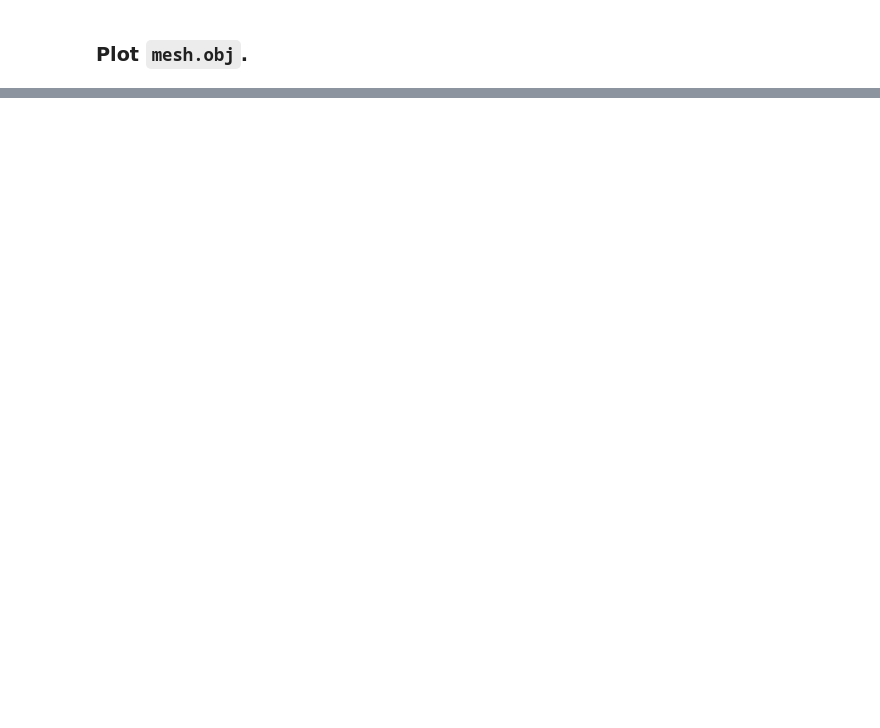
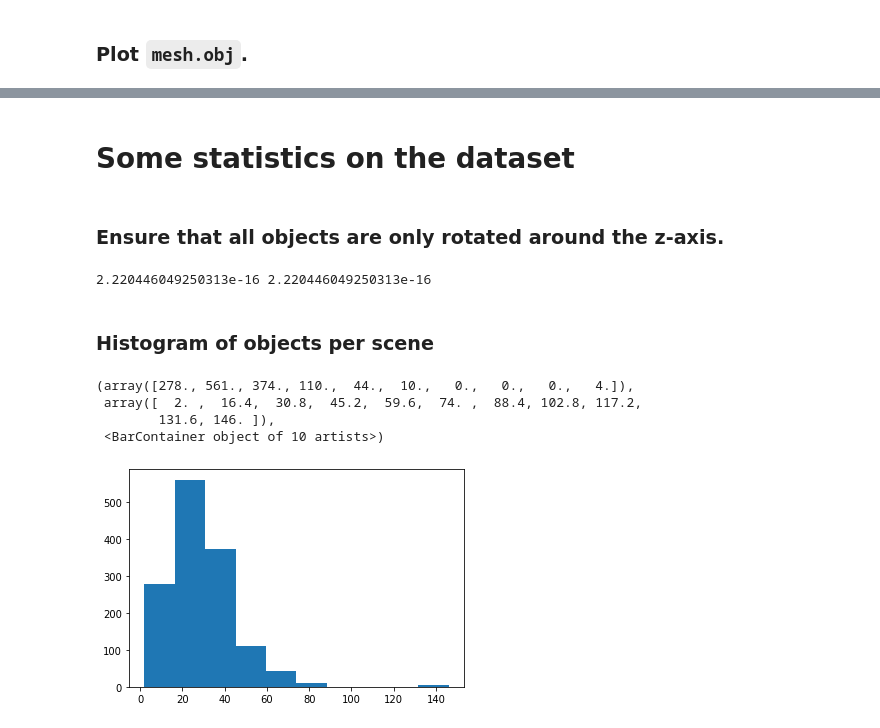
Before and after one commit to roberthoenig/diffusion, a Jupyter notebook: bounding_boxes.ipynb, the cells around one changed output, grey strips where cells are left out. Cells and saved outputs as stored; diff of their text form; code cells hidden in the pictures; blank space fills up the shorter version.

Commit message:
bounding_boxes.ipynb: Add dataset generation & export.

```diff
--- a/bounding_boxes.ipynb
+++ b/bounding_boxes.ipynb
@@ -156,7 +153,7 @@ for fp in semseg_files:
             'axesLengths': obj['obb']['axesLengths'],
             'normalizedAxes': obj['obb']['normalizedAxes'],
             'label': obj['label'],
-            'id': fp.parts[1]
+            'id': fp.parts[1],
         })
     scenes.append(bboxes)
 # %%
@@ -282,3 +282,31 @@ fig.update_layout(title_text=f"Bounding boxes for scene {scene_id}", title_x=0.5
 fig.show()
 # %% [output]
 [interactive output not drawn]
+# %% [markdown]
+# Some statistics on the dataset
+# %% [markdown]
+### Ensure that all objects are only rotated around the z-axis.
+# %%
+z_axis = np.array([0, 0, 1])
+dists = []
+for s in scenes:
+    for o in s:
+        ax = o['normalizedAxes'][3:6]
+        d = np.linalg.norm(ax - z_axis)
+        dists.append(d)
+dists = np.array(dists)
+# %%
+print(dists.min(), dists.max())
+# %% [output]
+2.220446049250313e-16 2.220446049250313e-16
+# %% [markdown]
+### Histogram of objects per scene
+# %%
+nobjs = [len(s) for s in scenes]
+plt.hist(nobjs)
+# %% [output]
+(array([278., 561., 374., 110.,  44.,  10.,   0.,   0.,   0.,   4.]),
+ array([  2. ,  16.4,  30.8,  45.2,  59.6,  74. ,  88.4, 102.8, 117.2,
+        131.6, 146. ]),
+ <BarContainer object of 10 artists>)
+[figure, added]
```
Also changed, not shown: parts of 17 cells of this notebook.
